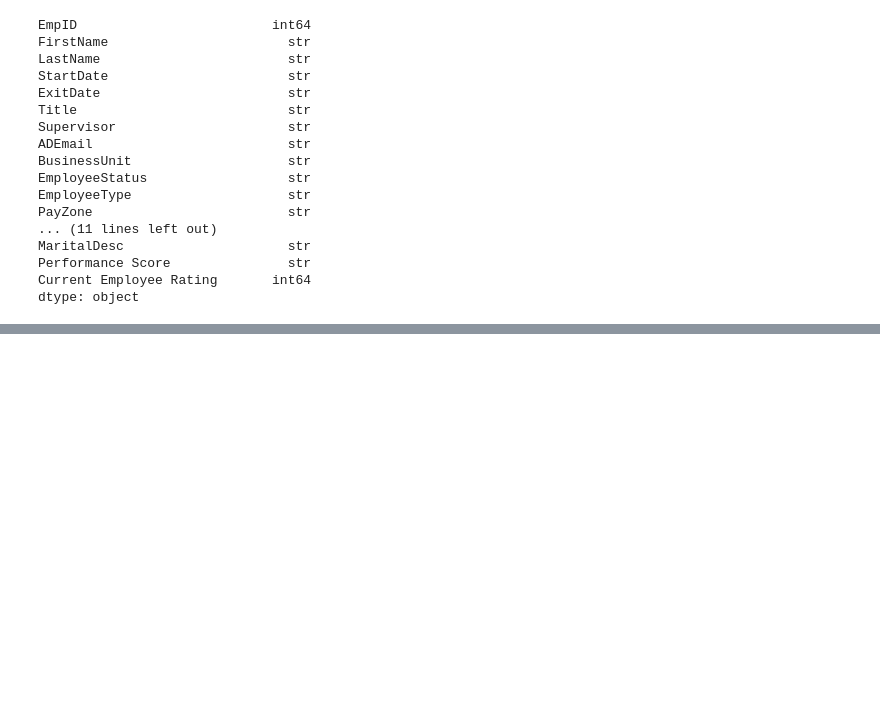
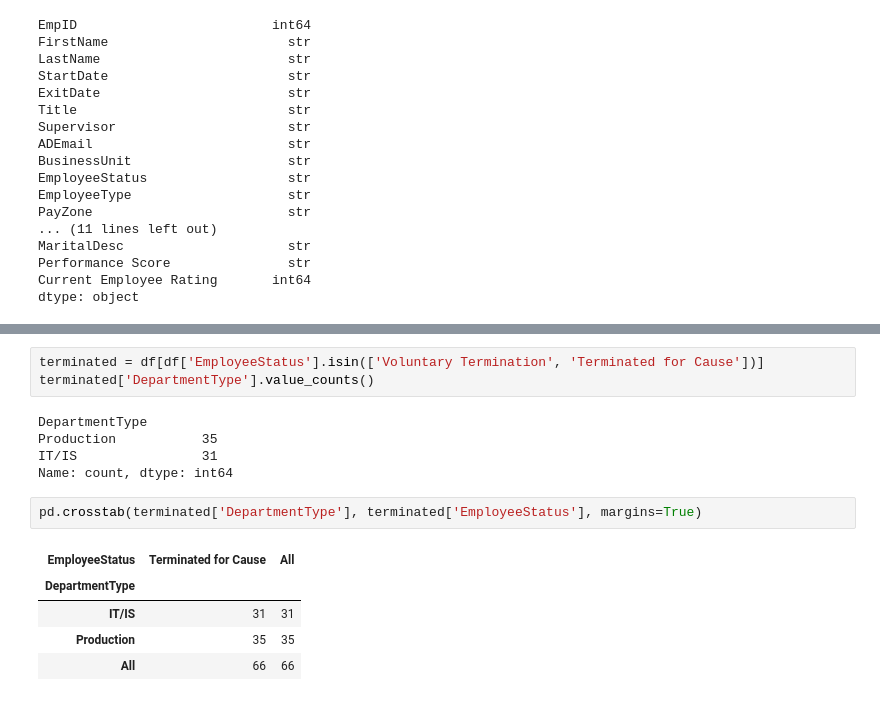
Before and after one commit to amymendozav/BHDAC-Employee-Turnover-Analysis-, a Jupyter notebook: EmployeeDataset/analysis.ipynb, the cells around one changed output, grey strips where cells are left out. Drawn from its saved outputs; the diff is of its cells as text; blank space fills up the shorter version.

```diff
--- a/EmployeeDataset/analysis.ipynb
+++ b/EmployeeDataset/analysis.ipynb
@@ -64,0 +99,16 @@ Length: 4, dtype: str
+# %%
+terminated = df[df['EmployeeStatus'].isin(['Voluntary Termination', 'Terminated for Cause'])]
+terminated['DepartmentType'].value_counts()
+# %% [output]
+DepartmentType
+Production           35
+IT/IS                31
+Name: count, dtype: int64
+# %%
+pd.crosstab(terminated['DepartmentType'], terminated['EmployeeStatus'], margins=True)
+# %% [output]
+| EmployeeStatus | Terminated for Cause | All |
+| DepartmentType |  |  |
+| IT/IS | 31 | 31 |
+| Production | 35 | 35 |
+| All | 66 | 66 |
```
Also changed, not shown: parts of 8 cells of this notebook, 4 other files.
